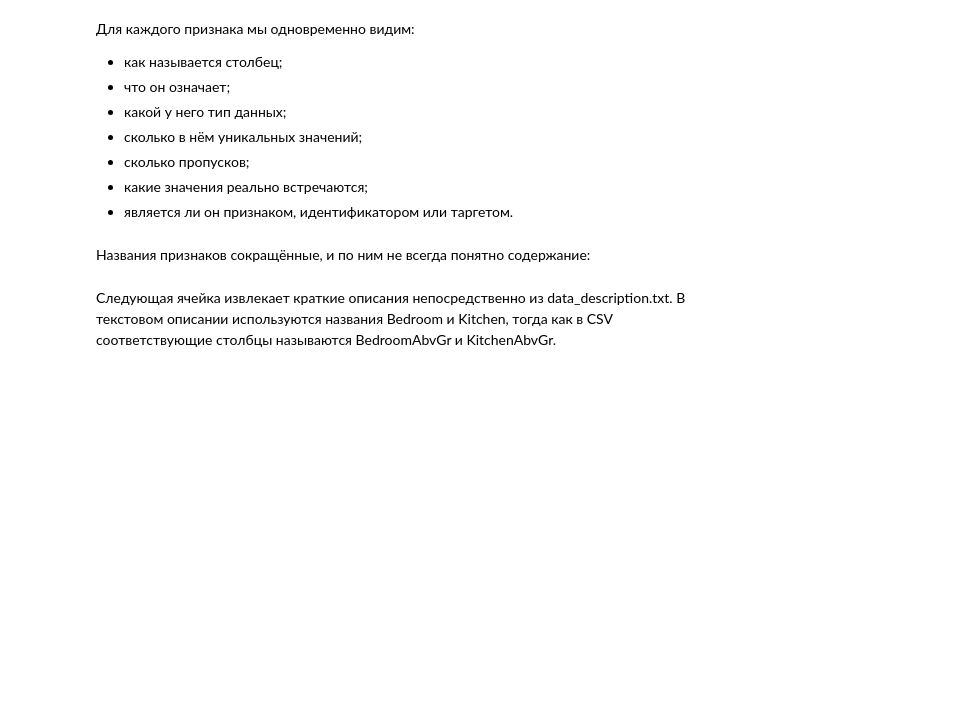
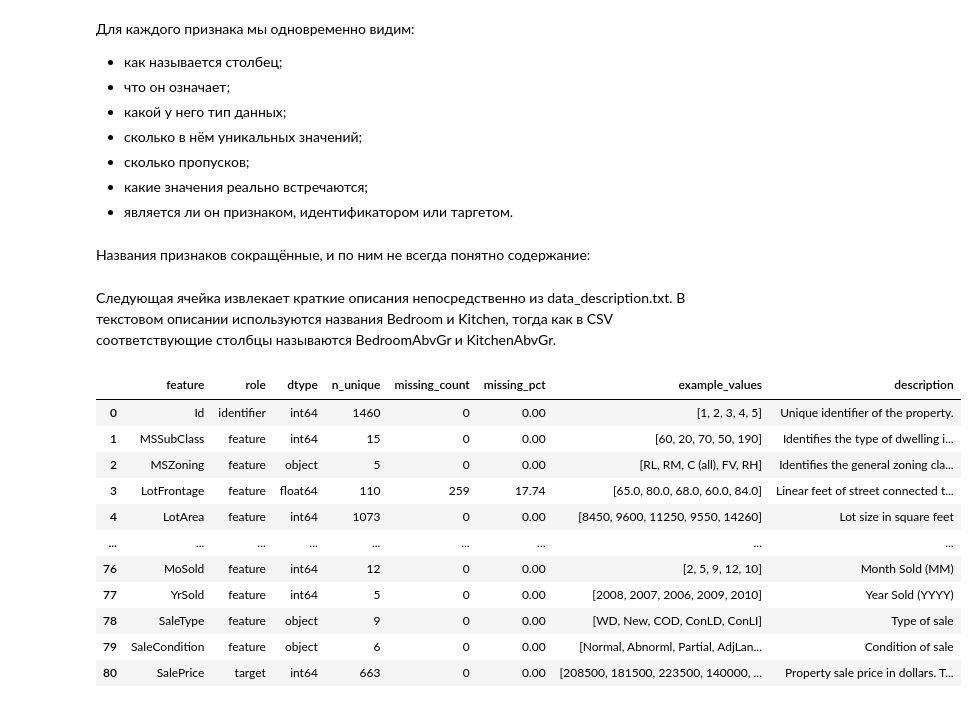
Before and after one commit to Yuzef/house_pricing, a Jupyter notebook: EDA_and_Feature_eng_exploration.ipynb, the cells around one changed output. Drawn from its saved outputs; the diff is of its cells as text; code cells hidden in the pictures; blank space fills up the shorter version.

```diff
--- a/EDA_and_Feature_eng_exploration.ipynb
+++ b/EDA_and_Feature_eng_exploration.ipynb
@@ -295,3 +295,87 @@ description_df = pd.concat(
     ],
     ignore_index=True,
 )
+# %%
+def get_example_values(
+    series: pd.Series,
+    n_values: int = 5,
+) -> list:
+    """
+    Возвращает несколько примеров значений столбца.
+    """
+    return (
+        series
+        .dropna()
+        .astype(str)
+        .drop_duplicates()
+        .head(n_values)
+        .tolist()
+    )
+
+
+feature_catalog = pd.DataFrame(
+    {
+        "feature": df.columns,
+        "role": [
+            (
+                "identifier"
+                if column == ID_COLUMN
+                else "target"
+                if column == TARGET
+                else "feature"
+            )
+            for column in df.columns
+        ],
+        "dtype": df.dtypes.astype(str).values,
+        "n_unique": [
+            df[column].nunique(
+                dropna=True
+            )
+            for column in df.columns
+        ],
+        "missing_count": [
+            df[column].isna().sum()
+            for column in df.columns
+        ],
+        "missing_pct": [
+            df[column].isna().mean() * 100
+            for column in df.columns
+        ],
+        "example_values": [
+            get_example_values(
+                df[column]
+            )
+            for column in df.columns
+        ],
+    }
+)
+
+feature_catalog = feature_catalog.merge(
+    description_df,
+    on="feature",
+    how="left",
+)
+
+feature_catalog["missing_pct"] = (
+    feature_catalog["missing_pct"].round(2)
+)
+
+pd.set_option(
+    "display.max_colwidth",
+    120,
+)
+
+display(feature_catalog)
+# %% [output]
+|  | feature | role | dtype | n_unique | missing_count | missing_pct | example_values | description |
+| 0 | Id | identifier | int64 | 1460 | 0 | 0.00 | [1, 2, 3, 4, 5] | Unique identifier of the property. |
+| 1 | MSSubClass | feature | int64 | 15 | 0 | 0.00 | [60, 20, 70, 50, 190] | Identifies the type of dwelling i... |
+| 2 | MSZoning | feature | object | 5 | 0 | 0.00 | [RL, RM, C (all), FV, RH] | Identifies the general zoning cla... |
+| 3 | LotFrontage | feature | float64 | 110 | 259 | 17.74 | [65.0, 80.0, 68.0, 60.0, 84.0] | Linear feet of street connected t... |
+| 4 | LotArea | feature | int64 | 1073 | 0 | 0.00 | [8450, 9600, 11250, 9550, 14260] | Lot size in square feet |
+| ... | ... | ... | ... | ... | ... | ... | ... | ... |
+| 76 | MoSold | feature | int64 | 12 | 0 | 0.00 | [2, 5, 9, 12, 10] | Month Sold (MM) |
+| 77 | YrSold | feature | int64 | 5 | 0 | 0.00 | [2008, 2007, 2006, 2009, 2010] | Year Sold (YYYY) |
+| 78 | SaleType | feature | object | 9 | 0 | 0.00 | [WD, New, COD, ConLD, ConLI] | Type of sale |
+| 79 | SaleCondition | feature | object | 6 | 0 | 0.00 | [Normal, Abnorml, Partial, AdjLan... | Condition of sale |
+| 80 | SalePrice | target | int64 | 663 | 0 | 0.00 | [208500, 181500, 223500, 140000, ... | Property sale price in dollars. T... |
```
Also changed, not shown: parts of 1 cell of this notebook.
